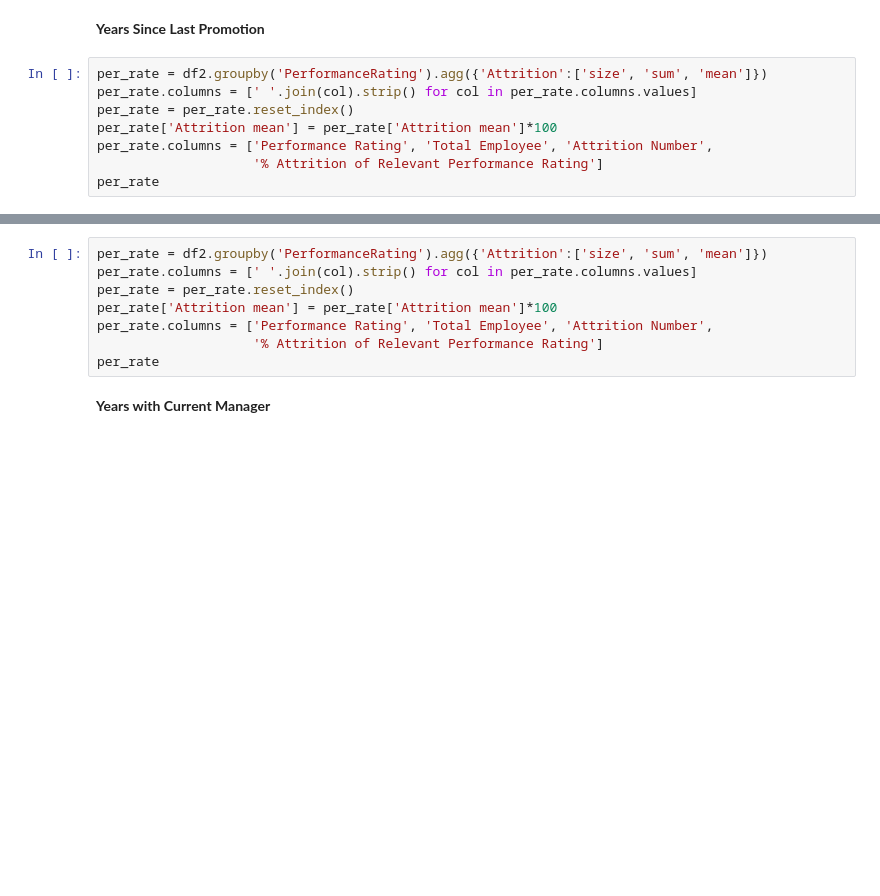
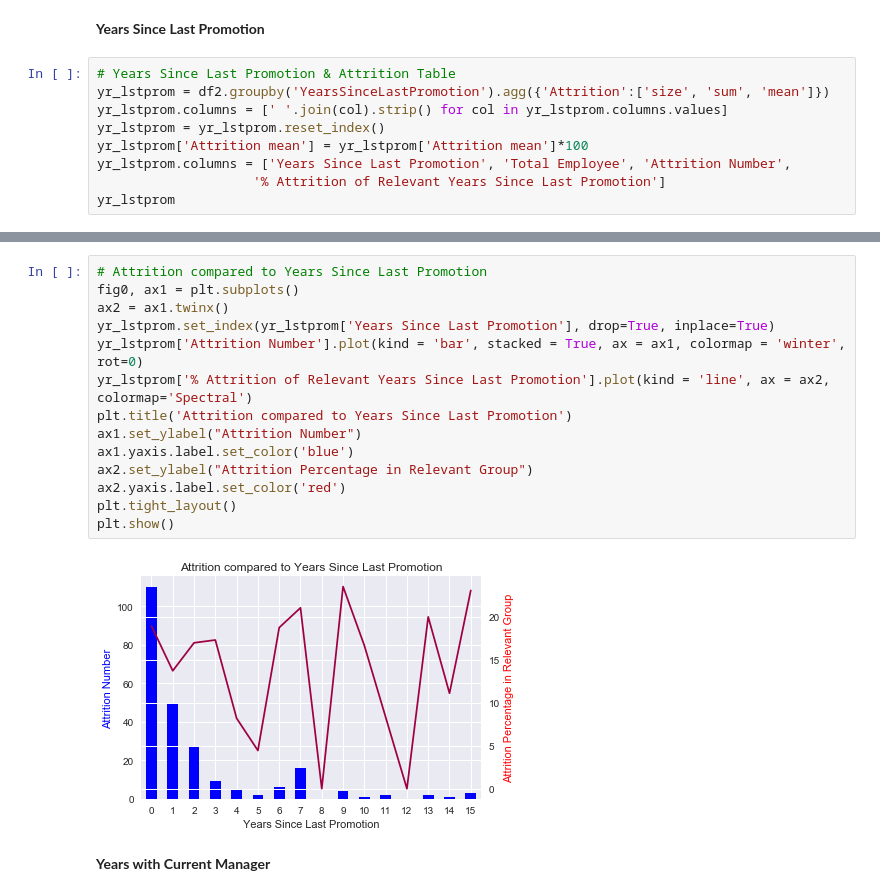
Before and after one commit to ShiningData/Capstone_Project-IBM_HR_Analytics, a Jupyter notebook: HR Analytics Employee Attrition and Performance.ipynb, the cells around one changed output, grey strips where cells are left out. Cells and saved outputs as stored; diff of their text form; blank space fills up the shorter version.

```diff
--- a/HR Analytics Employee Attrition and Performance.ipynb
+++ b/HR Analytics Employee Attrition and Performance.ipynb
@@ -1222,10 +1239,11 @@ plt.show()
 # %% [markdown]
 **Years Since Last Promotion**
 # %%
-per_rate = df2.groupby('PerformanceRating').agg({'Attrition':['size', 'sum', 'mean']})
-per_rate.columns = [' '.join(col).strip() for col in per_rate.columns.values]
-per_rate = per_rate.reset_index()
-per_rate['Attrition mean'] = per_rate['Attrition mean']*100
-per_rate.columns = ['Performance Rating', 'Total Employee', 'Attrition Number',
-                    '% Attrition of Relevant Performance Rating']
-per_rate
+# Years Since Last Promotion & Attrition Table
+yr_lstprom = df2.groupby('YearsSinceLastPromotion').agg({'Attrition':['size', 'sum', 'mean']})
+yr_lstprom.columns = [' '.join(col).strip() for col in yr_lstprom.columns.values]
+yr_lstprom = yr_lstprom.reset_index()
+yr_lstprom['Attrition mean'] = yr_lstprom['Attrition mean']*100
+yr_lstprom.columns = ['Years Since Last Promotion', 'Total Employee', 'Attrition Number',
+                    '% Attrition of Relevant Years Since Last Promotion']
+yr_lstprom
@@ -1232,11 +1268,19 @@ per_rate
-# %%
-per_rate = df2.groupby('PerformanceRating').agg({'Attrition':['size', 'sum', 'mean']})
-per_rate.columns = [' '.join(col).strip() for col in per_rate.columns.values]
-per_rate = per_rate.reset_index()
-per_rate['Attrition mean'] = per_rate['Attrition mean']*100
-per_rate.columns = ['Performance Rating', 'Total Employee', 'Attrition Number',
-                    '% Attrition of Relevant Performance Rating']
-per_rate
+# %%
+# Attrition compared to Years Since Last Promotion
+fig0, ax1 = plt.subplots()
+ax2 = ax1.twinx()
+yr_lstprom.set_index(yr_lstprom['Years Since Last Promotion'], drop=True, inplace=True)
+yr_lstprom['Attrition Number'].plot(kind = 'bar', stacked = True, ax = ax1, colormap = 'winter', rot=0)
+yr_lstprom['% Attrition of Relevant Years Since Last Promotion'].plot(kind = 'line', ax = ax2, colormap='Spectral')
+plt.title('Attrition compared to Years Since Last Promotion')
+ax1.set_ylabel("Attrition Number")
+ax1.yaxis.label.set_color('blue')
+ax2.set_ylabel("Attrition Percentage in Relevant Group")
+ax2.yaxis.label.set_color('red')
+plt.tight_layout()
+plt.show()
+# %% [output]
+[figure, added]
 # %% [markdown]
 **Years with Current Manager**
 # %%
```
Also changed, not shown: parts of 50 cells of this notebook.
